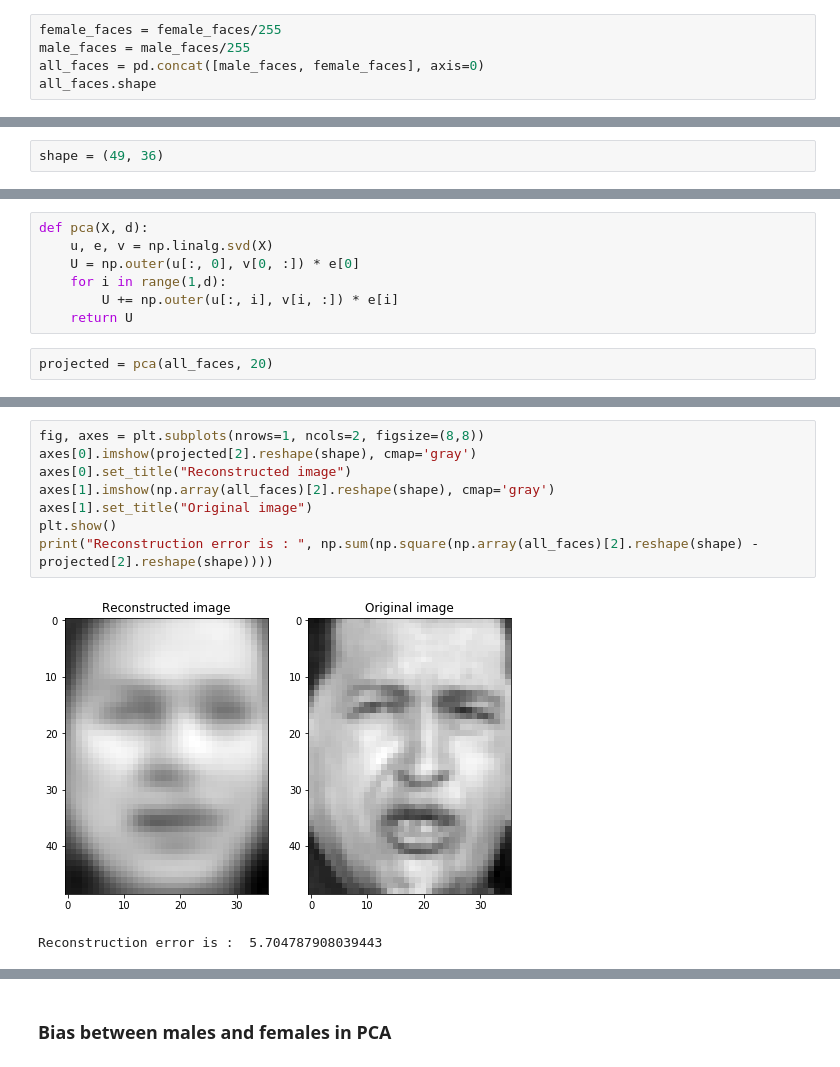
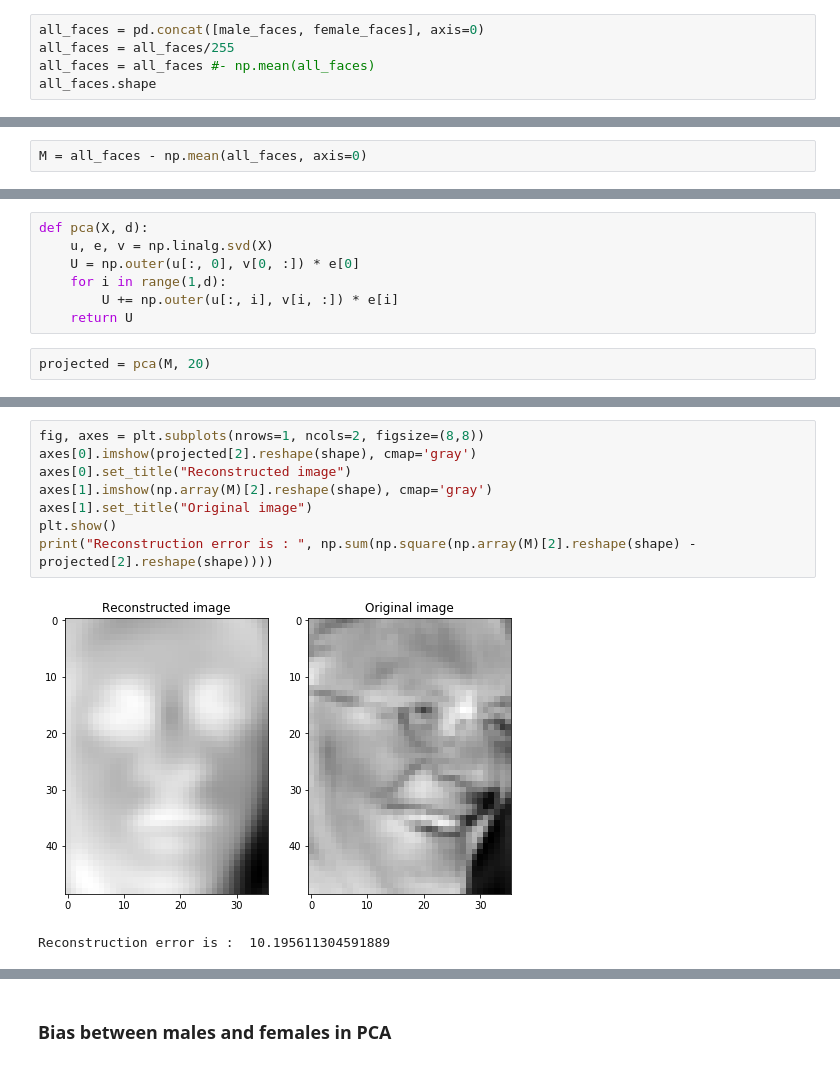
Before and after one commit to mehdibnc/Fair_PCA, a Jupyter notebook: Fair_PCA.ipynb, the cells around one changed output, grey strips where cells are left out. Cells and saved outputs as stored; diff of their text form.

```diff
--- a/Fair_PCA.ipynb
+++ b/Fair_PCA.ipynb
@@ -100,6 +126,6 @@ for f in imgs:
 # %%
-female_faces = female_faces/255
-male_faces = male_faces/255
 all_faces = pd.concat([male_faces, female_faces], axis=0)
+all_faces = all_faces/255
+all_faces = all_faces #- np.mean(all_faces)
 all_faces.shape
 # %% [output]
@@ -107,2 +132,0 @@ all_faces.shape
-# %%
-shape = (49, 36)
@@ -109 +147,3 @@ shape = (49, 36)
+# %%
+M = all_faces - np.mean(all_faces, axis=0)
 # %% [markdown]
@@ -116,7 +156,7 @@ def pca(X, d):
         U += np.outer(u[:, i], v[i, :]) * e[i]
     return U
 # %%
-projected = pca(all_faces, 20)
+projected = pca(M, 20)
 # %%
 projected.shape
 # %% [output]
@@ -124,11 +164,11 @@ projected.shape
 # %%
 fig, axes = plt.subplots(nrows=1, ncols=2, figsize=(8,8))
 axes[0].imshow(projected[2].reshape(shape), cmap='gray')
 axes[0].set_title("Reconstructed image")
-axes[1].imshow(np.array(all_faces)[2].reshape(shape), cmap='gray')
+axes[1].imshow(np.array(M)[2].reshape(shape), cmap='gray')
 axes[1].set_title("Original image")
 plt.show()
-print("Reconstruction error is : ", np.sum(np.square(np.array(all_faces)[2].reshape(shape) - projected[2].reshape(shape))))
+print("Reconstruction error is : ", np.sum(np.square(np.array(M)[2].reshape(shape) - projected[2].reshape(shape))))
 # %% [output]
-[figure, old version]
+[figure, new version]
-Reconstruction error is :  5.704787908039443
+Reconstruction error is :  10.195611304591889
```
Also changed, not shown: parts of 30 cells of this notebook.
